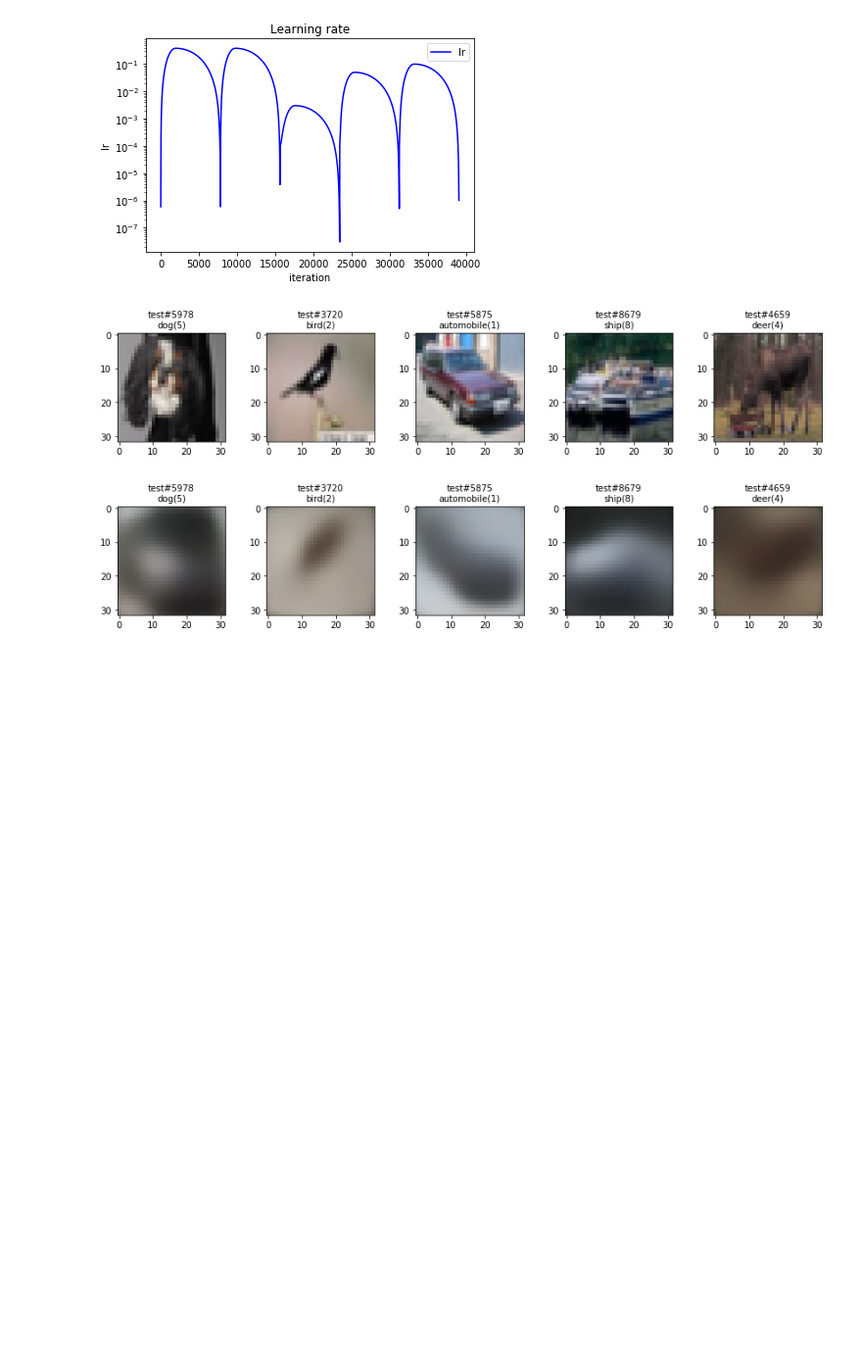
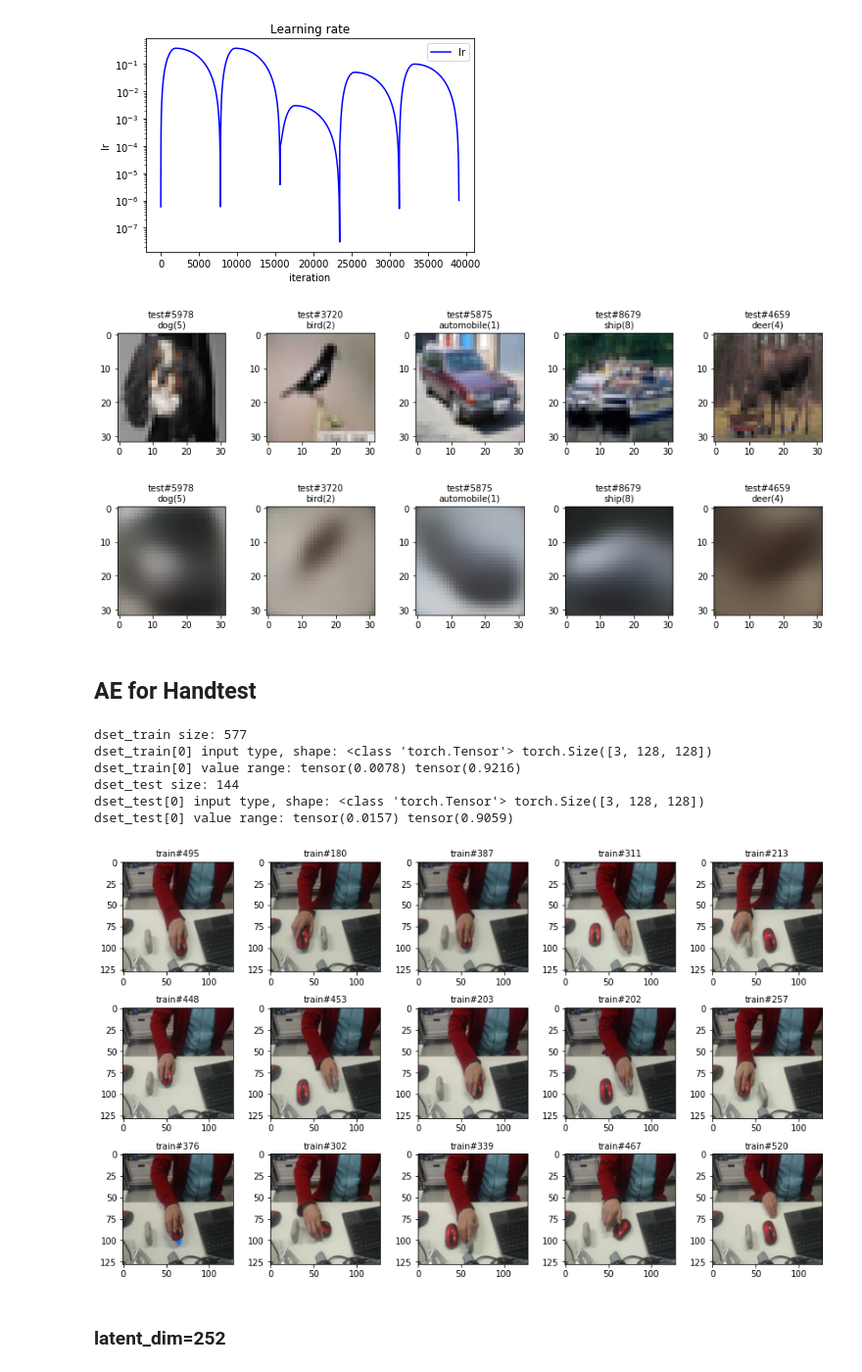
Before and after one commit to akihikoy/ay_test, a Jupyter notebook: python/torch/vae_cifar10_2.ipynb, the cells around one changed output. Shown at 98% size. Drawn from its saved outputs; the diff is of its cells as text; code cells hidden in the pictures; blank space fills up the shorter version.

```diff
--- a/python/torch/vae_cifar10_2.ipynb
+++ b/python/torch/vae_cifar10_2.ipynb
@@ -806,3 +806,5 @@ PlotImgGrid(pred, labels, rows=1)
 # %% [output]
 [figure]
 [figure]
+# %% [markdown]
+## AE for Handtest
@@ -808,0 +836,40 @@ PlotImgGrid(pred, labels, rows=1)
+# %%
+dset_train= HandtestDataset(transform=GetDataTransforms('train'), train=True)
+dset_test= HandtestDataset(transform=GetDataTransforms('test'), train=False)
+
+#NOTE: Adjust the batch size.
+n_batch= 60
+dl_train= torch.utils.data.DataLoader(
+              dataset=dset_train,
+              batch_size=n_batch,
+              shuffle=True,
+              num_workers=2)
+dl_test= torch.utils.data.DataLoader(
+              dataset=dset_test,
+              batch_size=n_batch,
+              shuffle=False,
+              num_workers=2)
+# %%
+print('dset_train size:',len(dset_train))
+print('dset_train[0] input type, shape:',type(dset_train[0][0]),dset_train[0][0].shape)
+print('dset_train[0] value range:',torch.min(dset_train[0][0]),torch.max(dset_train[0][0]))
+print('dset_test size:',len(dset_test))
+print('dset_test[0] input type, shape:',type(dset_test[0][0]),dset_test[0][0].shape)
+print('dset_test[0] value range:',torch.min(dset_test[0][0]),torch.max(dset_test[0][0]))
+# %% [output]
+dset_train size: 577
+dset_train[0] input type, shape: <class 'torch.Tensor'> torch.Size([3, 128, 128])
+dset_train[0] value range: tensor(0.0078) tensor(0.9216)
+dset_test size: 144
+dset_test[0] input type, shape: <class 'torch.Tensor'> torch.Size([3, 128, 128])
+dset_test[0] value range: tensor(0.0157) tensor(0.9059)
+# %%
+d= dset_train
+idxes= np.random.permutation(len(d))[:15]
+imgs= [d[i][0] for i in idxes]
+labels= [f'train#{i}' for i in idxes]
+PlotImgGrid(imgs, labels)
+# %% [output]
+[figure, added]
+# %% [markdown]
+### latent_dim=252
```
Also changed, not shown: parts of 14 cells of this notebook, 2 other files.
